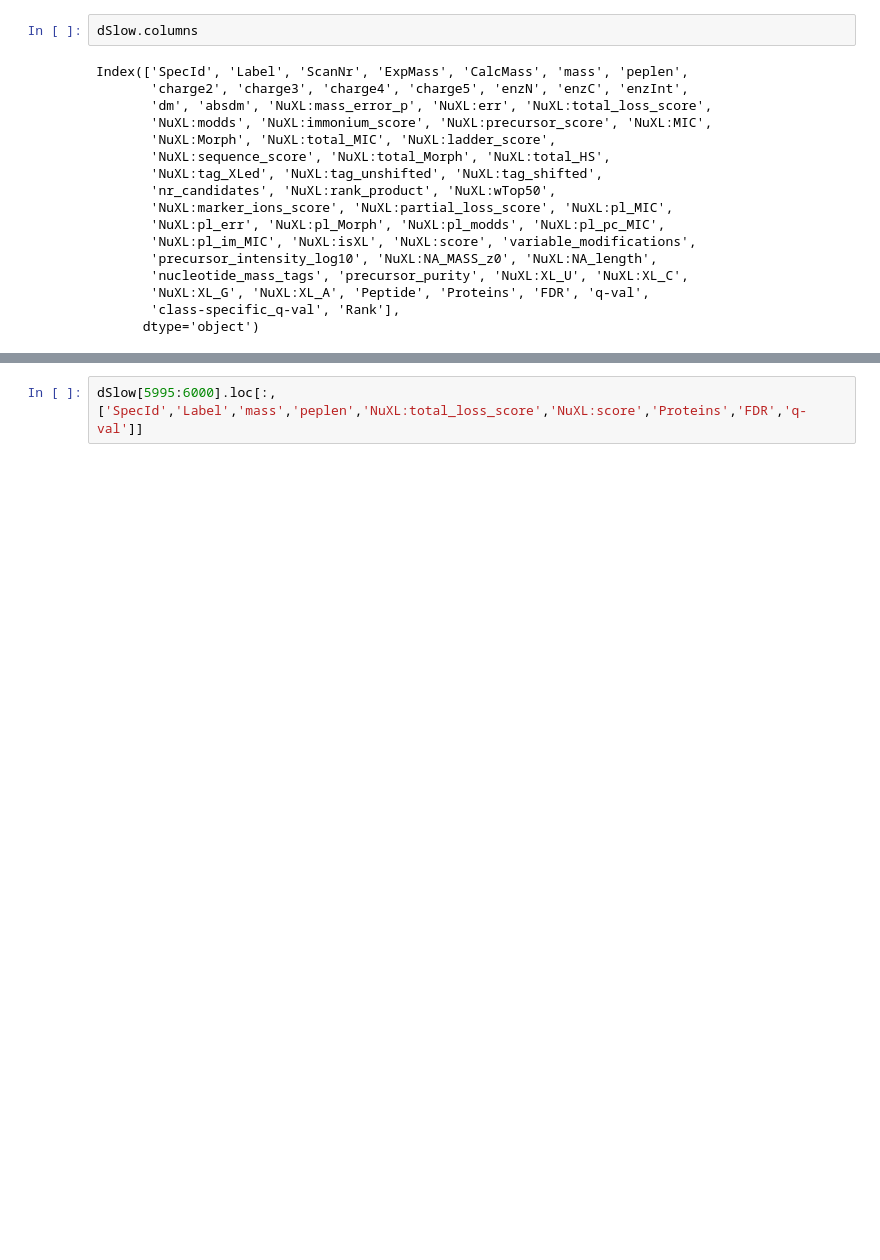
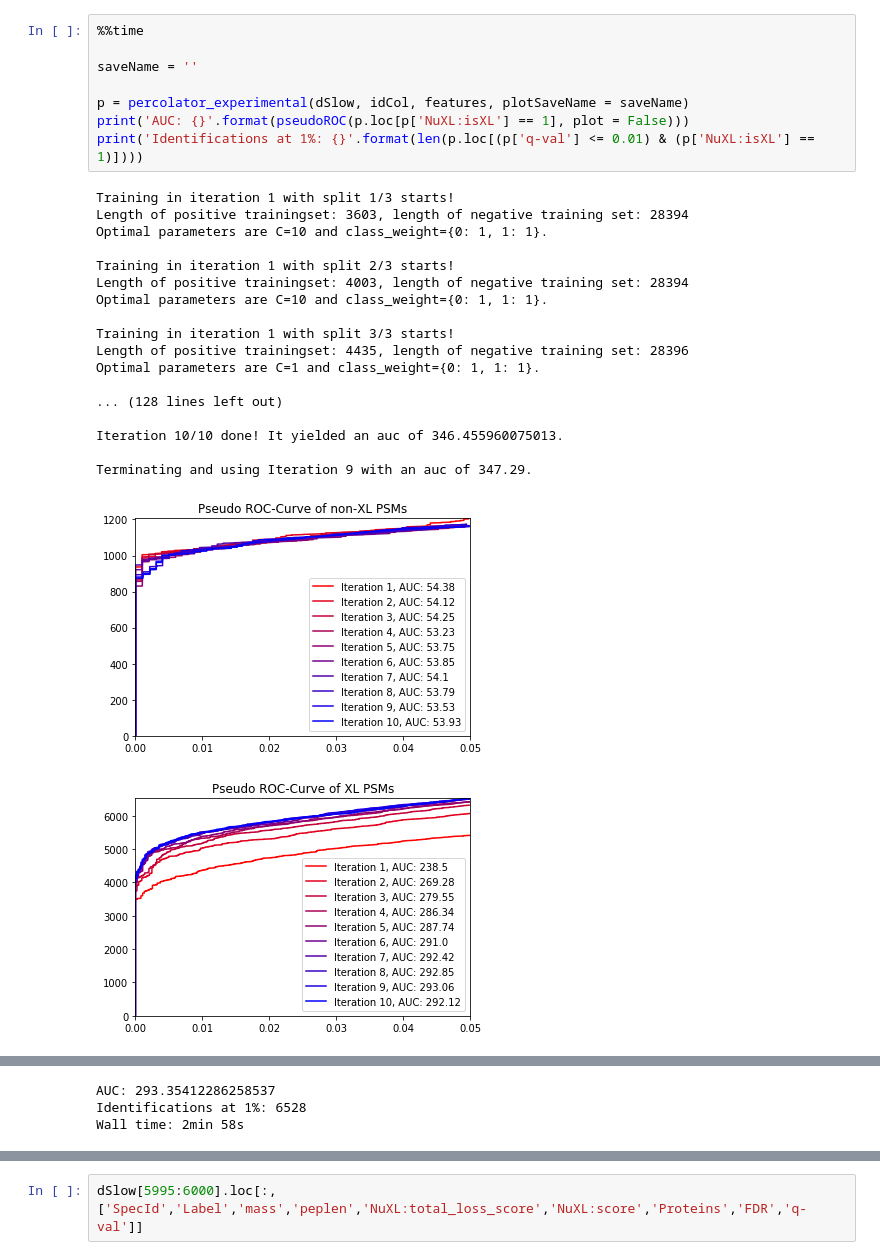
Before and after one commit to emilpaulitz/Bachelor-Thesis, a Jupyter notebook: src/Testing.ipynb, the cells around one changed output, grey strips where cells are left out. Drawn from its saved outputs; the diff is of its cells as text; blank space fills up the shorter version.

```diff
--- a/src/Testing.ipynb
+++ b/src/Testing.ipynb
@@ -20,19 +20,28 @@ Wall time: 19.8 s
-# %%
-dSlow.columns
-# %% [output]
-Index(['SpecId', 'Label', 'ScanNr', 'ExpMass', 'CalcMass', 'mass', 'peplen',
-       'charge2', 'charge3', 'charge4', 'charge5', 'enzN', 'enzC', 'enzInt',
-       'dm', 'absdm', 'NuXL:mass_error_p', 'NuXL:err', 'NuXL:total_loss_score',
-       'NuXL:modds', 'NuXL:immonium_score', 'NuXL:precursor_score', 'NuXL:MIC',
-       'NuXL:Morph', 'NuXL:total_MIC', 'NuXL:ladder_score',
-       'NuXL:sequence_score', 'NuXL:total_Morph', 'NuXL:total_HS',
-       'NuXL:tag_XLed', 'NuXL:tag_unshifted', 'NuXL:tag_shifted',
-       'nr_candidates', 'NuXL:rank_product', 'NuXL:wTop50',
-       'NuXL:marker_ions_score', 'NuXL:partial_loss_score', 'NuXL:pl_MIC',
-       'NuXL:pl_err', 'NuXL:pl_Morph', 'NuXL:pl_modds', 'NuXL:pl_pc_MIC',
-       'NuXL:pl_im_MIC', 'NuXL:isXL', 'NuXL:score', 'variable_modifications',
-       'precursor_intensity_log10', 'NuXL:NA_MASS_z0', 'NuXL:NA_length',
-       'nucleotide_mass_tags', 'precursor_purity', 'NuXL:XL_U', 'NuXL:XL_C',
-       'NuXL:XL_G', 'NuXL:XL_A', 'Peptide', 'Proteins', 'FDR', 'q-val',
-       'class-specific_q-val', 'Rank'],
-      dtype='object')
+# %%
+%%time
+
+saveName = ''
+
+p = percolator_experimental(dSlow, idCol, features, plotSaveName = saveName)
+print('AUC: {}'.format(pseudoROC(p.loc[p['NuXL:isXL'] == 1], plot = False)))
+print('Identifications at 1%: {}'.format(len(p.loc[(p['q-val'] <= 0.01) & (p['NuXL:isXL'] == 1)])))
+# %% [output]
+Training in iteration 1 with split 1/3 starts!
+Length of positive trainingset: 3603, length of negative training set: 28394
+Optimal parameters are C=10 and class_weight={0: 1, 1: 1}.
+
+Training in iteration 1 with split 2/3 starts!
+Length of positive trainingset: 4003, length of negative training set: 28394
+Optimal parameters are C=10 and class_weight={0: 1, 1: 1}.
+
+Training in iteration 1 with split 3/3 starts!
+Length of positive trainingset: 4435, length of negative training set: 28396
+Optimal parameters are C=1 and class_weight={0: 1, 1: 1}.
+
+... (128 lines left out)
+
+Iteration 10/10 done! It yielded an auc of 346.455960075013.
+
+Terminating and using Iteration 9 with an auc of 347.29.
+[figure, added]
+[figure, added]
@@ -38,0 +49,3 @@ Index(['SpecId', 'Label', 'ScanNr', 'ExpMass', 'CalcMass', 'mass', 'peplen',
+AUC: 293.35412286258537
+Identifications at 1%: 6528
+Wall time: 2min 58s
```
Also changed, not shown: parts of 6 cells of this notebook, 6 other files.
